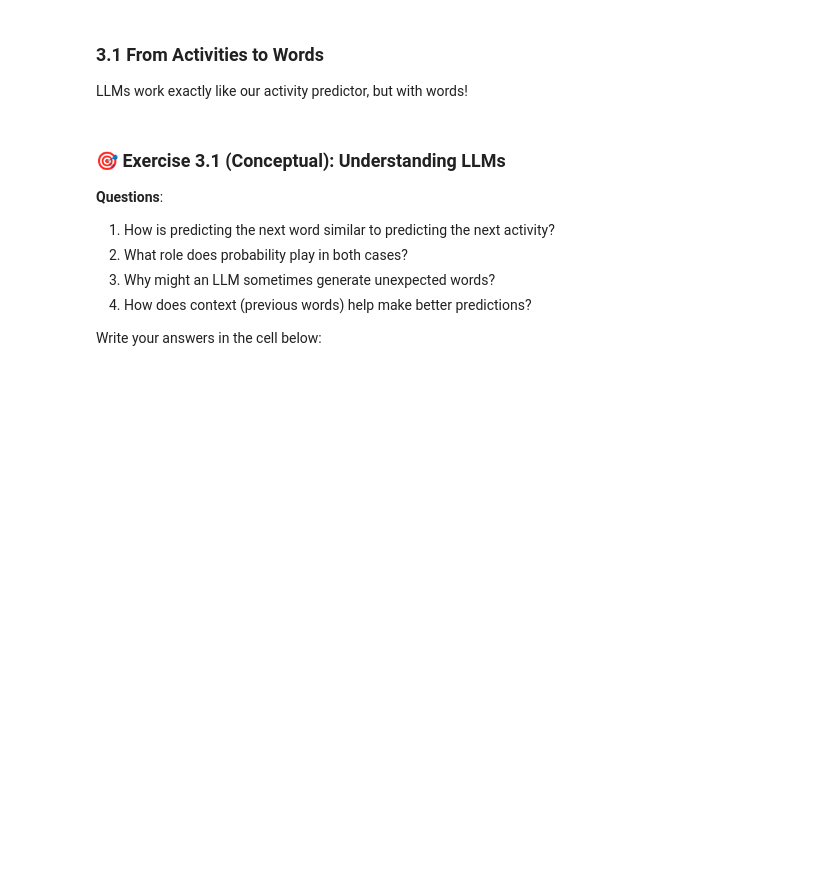
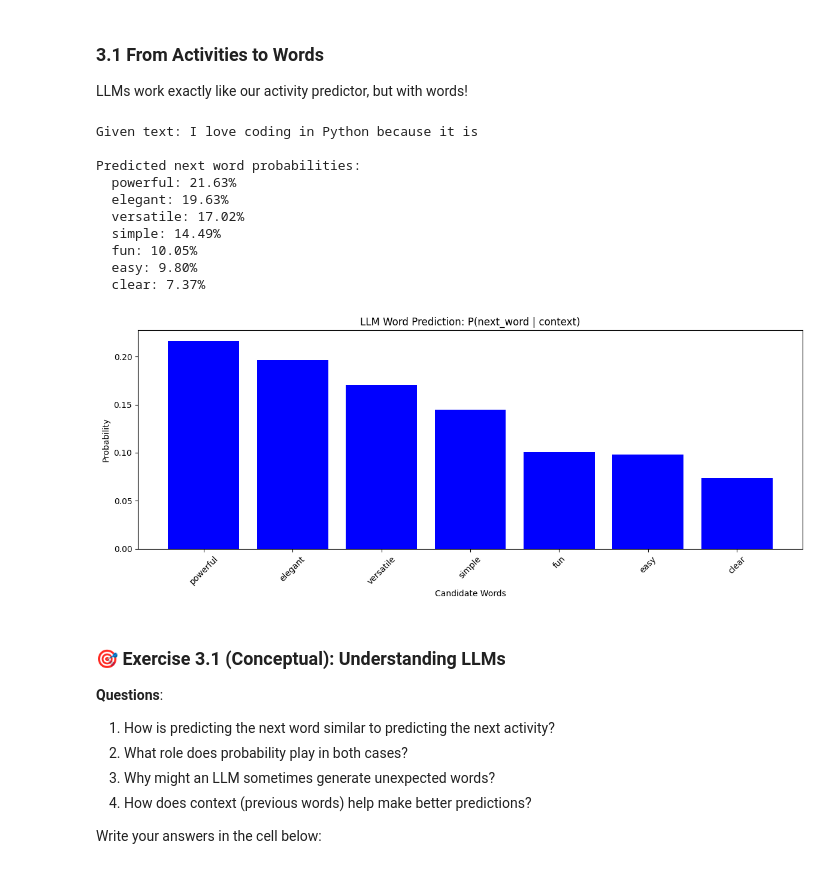
Before and after one commit to youngvic345/ATF-challenge, a Jupyter notebook: 01_probability_neural_networks.ipynb, the cells around one changed output. Saved outputs shown, nothing was run; the diff lists cells and outputs as text; code cells hidden in the pictures; blank space fills up the shorter version.

```diff
--- a/01_probability_neural_networks.ipynb
+++ b/01_probability_neural_networks.ipynb
@@ -304,13 +322,13 @@ def perceptron(inputs, weights, bias):
 
 # Example: Predicting if someone will exercise based on features
 # Features: [hours_of_sleep, free_time_hours, energy_level (0-1)]
-person_features = np.array([7, 2, 0.8])  # 7 hours sleep, 2 hours free time, high energy
+person_features = np.array([7, 2, 0.85])  # 7 hours sleep, 2 hours free time, high energy
 
 # Initialize random weights
-weights = np.array([0.3, 0.5, 0.7])
-bias = -0.5
+weights = np.array([0.2, 0.6, 0.8])
+bias = -0.8
 
 prediction = perceptron(person_features, weights, bias)
-print(f"Probability of exercising: {prediction:.2%}")
-print(f"Prediction: {'Will exercise' if prediction > 0.5 else 'Will not exercise'}")
+print(f"Probability of heading to Sports Club & Fitness: {prediction:.2%}")
+print(f"Twin's Decision: {'Sports Club (3)' if prediction > 0.5 else 'AI & Tech Dev (1)'}")
 # %% [output]
@@ -462,0 +548,33 @@ for name, day, time, weather, mood in scenarios:
+# %%
+# YOUR CODE HERE
+# Normalize inputs (scale to 0-1 range)
+def normalize_input(day, time, weather, mood):
+    return np.array([[day/7, time/24, weather, mood]])
+
+# Test scenarios
+scenarios = [
+    ("Weekday Morning (Mon 8 AM)", 0, 8, 0.5, 0.8),
+    ("Weekday Evening (Mon 5 PM)", 0, 17, 0.7, 0.8),
+    ("Midweek Work Sprint (Tue 9 AM)", 1, 9, 0.4, 0.9),
+    ("Tech Meetup / Networking (Wed 6 PM)", 2, 18, 0.8, 0.85),
+    ("Saturday Sports Club (Sat 10 AM)", 5, 10, 0.8, 0.9),
+    ("Sunday Downtime & Prep (Sun 4 PM)", 6, 16, 0.4, 0.5),
+]
+
+# Make predictions and map to your specific activities
+print("Digital Twin Predictions Across Your Schedule:\n" + "-" * 50)
+for name, day, time, weather, energy in scenarios:
+    X_test = normalize_input(day, time, weather, energy)
+    prob = nn.predict(X_test)[0][0]
+
+    # 1 represents heading out (Sports Club / Social), 0 represents staying in (AI Dev / Sleep / Study)
+    if prob > 0.60:
+        action = "Sports Club (3) or Social & Meetups (4)"
+    elif prob < 0.40:
+        action = "AI & Tech Dev (1), Sleep (0), or Study (2)"
+    else:
+        action = "Transition State (Leisure / Admin)"
+
+    print(f"{name}")
+    print(f"  Probability of heading out: {prob:.2%}")
+    print(f"  Twin's Predicted State:     {action}\n")
@@ -508,31 +726,43 @@ LLMs work exactly like our activity predictor, but with words!
 # %%
 # Simple word prediction example
 text_sequence = "I love coding in Python because it is"
 words = text_sequence.split()
 
 # Simulate word prediction
 word_vocab = ['fun', 'easy', 'powerful', 'versatile', 'simple', 'clear', 'elegant']
 word_probs = np.random.rand(len(word_vocab))
 word_probs = word_probs / word_probs.sum()  # Normalize to probabilities
 
 # Create probability distribution
 word_dist = dict(zip(word_vocab, word_probs))
 word_dist = dict(sorted(word_dist.items(), key=lambda x: x[1], reverse=True))
 
 print("Given text:", text_sequence)
 print("\nPredicted next word probabilities:")
 for word, prob in word_dist.items():
     print(f"  {word}: {prob:.2%}")
 
 # Visualize
 plt.figure(figsize=(12, 5))
-plt.bar(word_dist.keys(), word_dist.values(), color='coral')
+plt.bar(word_dist.keys(), word_dist.values(), color='blue')
 plt.title('LLM Word Prediction: P(next_word | context)')
 plt.ylabel('Probability')
 plt.xlabel('Candidate Words')
 plt.xticks(rotation=45)
 plt.tight_layout()
 plt.show()
+# %% [output]
+Given text: I love coding in Python because it is
+
+Predicted next word probabilities:
+  powerful: 21.63%
+  elegant: 19.63%
+  versatile: 17.02%
+  simple: 14.49%
+  fun: 10.05%
+  easy: 9.80%
+  clear: 7.37%
+[figure, added]
 # %% [markdown]
 ### 🎯 Exercise 3.1 (Conceptual): Understanding LLMs
 
```
Also changed, not shown: parts of 17 cells of this notebook.
